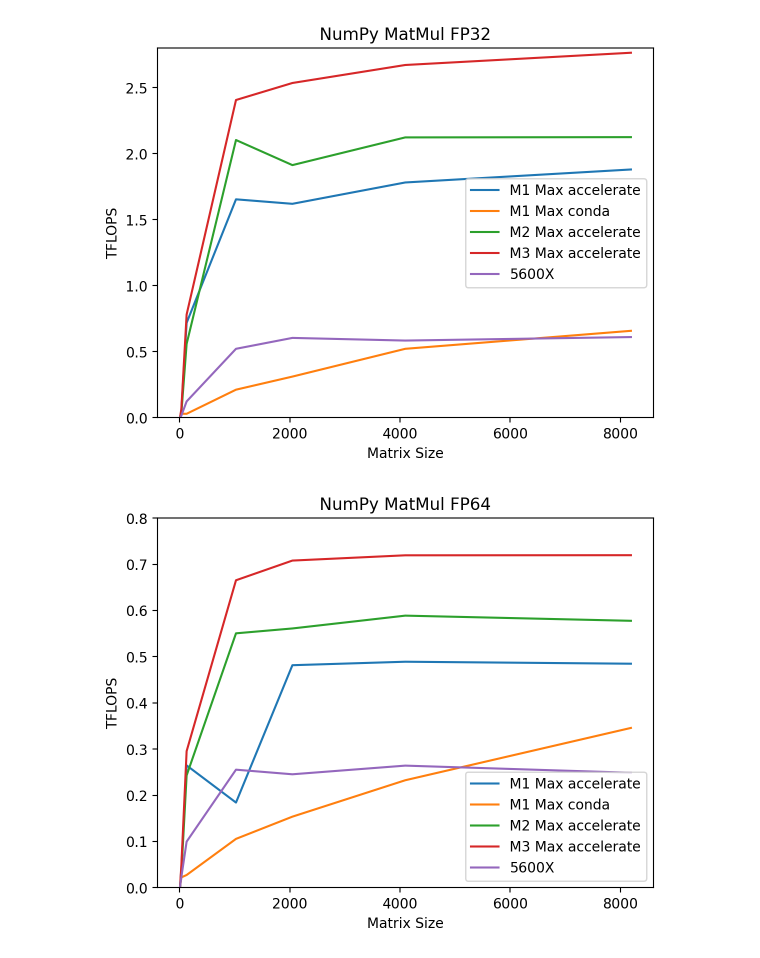
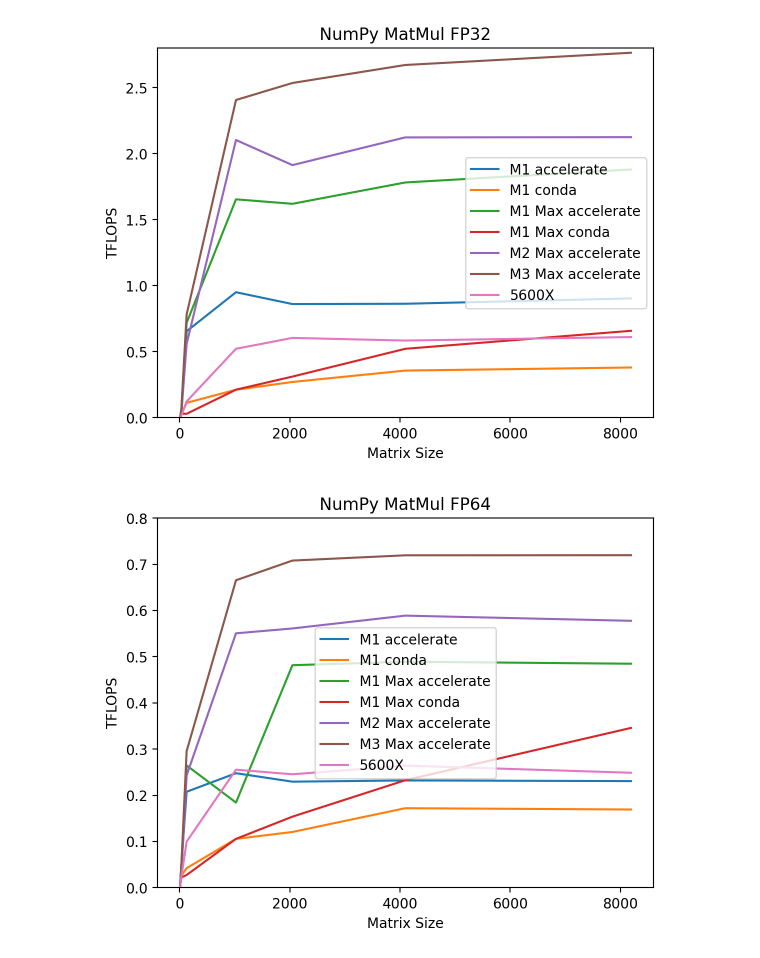
Before and after one commit to alexziskind1/m1-cpu-benchmarks, a Jupyter notebook: tflop_result_reader.ipynb, the cells around one changed output. Saved outputs shown, nothing was run; the diff lists cells and outputs as text; code cells hidden in the pictures.

Commit message:
plotting results

```diff
--- a/tflop_result_reader.ipynb
+++ b/tflop_result_reader.ipynb
@@ -8,8 +8,12 @@ with open("./results.json") as f:
     results = json.load(f)
 # %%
 x_axis = [8, 32, 128, 1024, 2048, 4096, 8192]
+m1_conda_fp32 = results["m1_conda"]["single"]
+m1_accelerate_fp32 = results["m1_accelerate"]["single"]
 m1max_accelerate_fp32 = results["m1max_accelerate"]["single"]
 m1max_conda_fp32 = results["m1max_conda"]["single"]
+m1_accelerate_fp64 = results["m1_accelerate"]["double"]
+m1_conda_fp64 = results["m1_conda"]["double"]
 m1max_accelerate_fp64 = results["m1max_accelerate"]["double"]
 m1max_conda_fp64 = results["m1max_conda"]["double"]
 m2max_accelerate_fp32 = results["m2max_accelerate"]["single"]
@@ -19,6 +23,8 @@ m3max_accelerate_fp64 = results["m3max_accelerate"]["double"]
 ryzen_fp32 = results["5600X"]["single"]
 ryzen_fp64 = results["5600X"]["double"]
 # %%
+plt.plot(x_axis, m1_accelerate_fp32, label="M1 accelerate")
+plt.plot(x_axis, m1_conda_fp32, label="M1 conda")
 plt.plot(x_axis, m1max_accelerate_fp32, label="M1 Max accelerate")
 plt.plot(x_axis, m1max_conda_fp32, label="M1 Max conda")
 plt.plot(x_axis, m2max_accelerate_fp32, label="M2 Max accelerate")
@@ -31,19 +37,21 @@ plt.ylabel("TFLOPS")
 plt.xlabel("Matrix Size")
 plt.show()
 # %% [output]
-[figure, old version]
+[figure, new version]
 # %%
+plt.plot(x_axis, m1_accelerate_fp64, label="M1 accelerate")
+plt.plot(x_axis, m1_conda_fp64, label="M1 conda")
 plt.plot(x_axis, m1max_accelerate_fp64, label="M1 Max accelerate")
 plt.plot(x_axis, m1max_conda_fp64, label="M1 Max conda")
 plt.plot(x_axis, m2max_accelerate_fp64, label="M2 Max accelerate")
 plt.plot(x_axis, m3max_accelerate_fp64, label="M3 Max accelerate")
 plt.plot(x_axis, ryzen_fp64, label="5600X")
 plt.legend()
 plt.ylim([0,0.8])
 plt.title("NumPy MatMul FP64")
 plt.ylabel("TFLOPS")
 plt.xlabel("Matrix Size")
 plt.show()
 # %% [output]
-[figure, old version]
+[figure, new version]
 # %%
```
Also changed, not shown: parts of 1 cell of this notebook.
